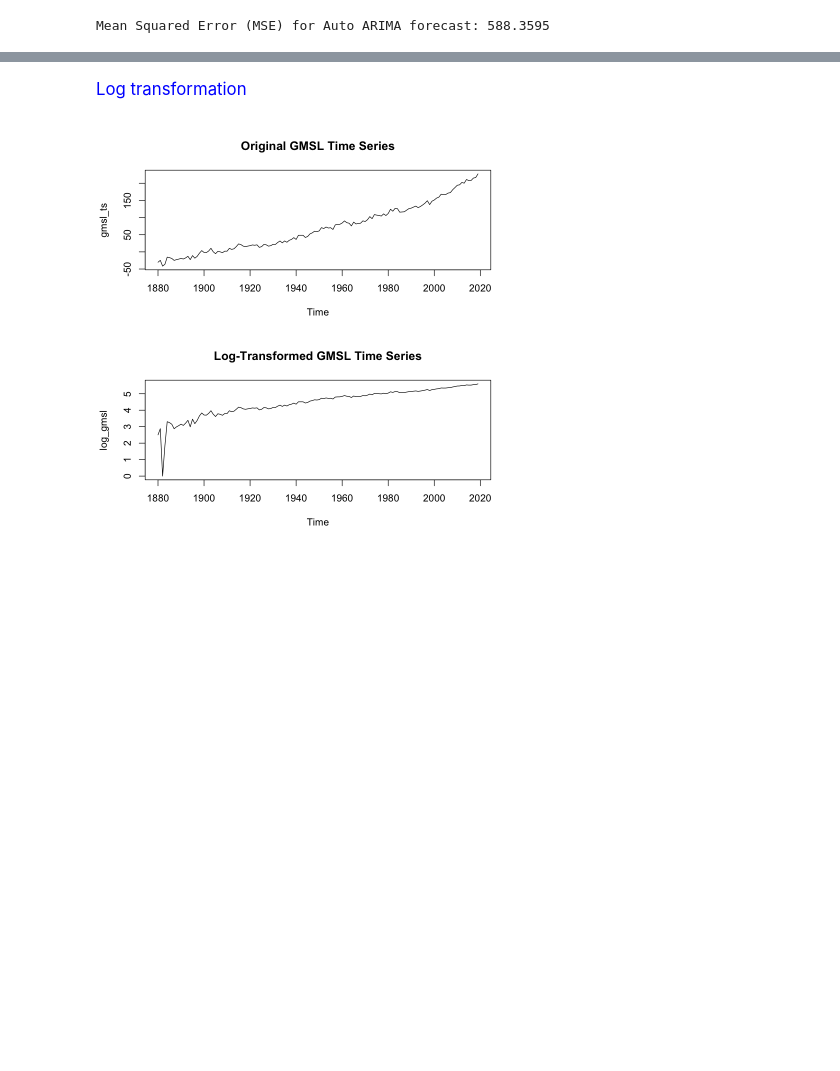
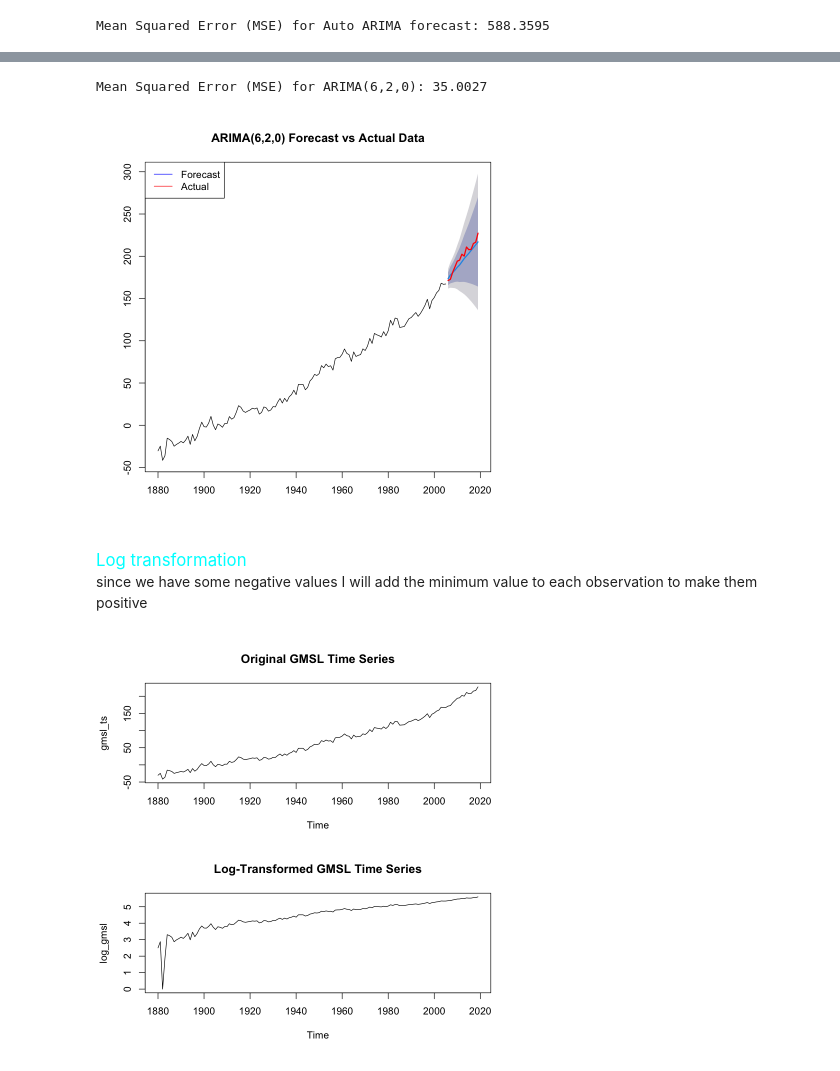
Before and after one commit to mohammed-el-amine-kichah/sea-level-time-series-project, a Jupyter notebook: sea_level.ipynb, the cells around one changed output, grey strips where cells are left out. Saved outputs shown, nothing was run; the diff lists cells and outputs as text; code cells hidden in the pictures; blank space fills up the shorter version.

```diff
--- a/sea_level.ipynb
+++ b/sea_level.ipynb
@@ -295,5 +307,29 @@ Mean Squared Error (MSE) for Auto ARIMA forecast: 588.3595
+# %%
+# Fit ARIMA(6,2,0) model on training data
+model_620 <- arima(train_data, order = c(6,2,0))
+
+# Generate forecasts
+forecasts_620 <- forecast(model_620, h = length(test_data))
+
+# Calculate MSE
+mse_620 <- mean((forecasts_620$mean - test_data)^2)
+
+# Print MSE
+cat("Mean Squared Error (MSE) for ARIMA(6,2,0):", round(mse_620, 4), "\n")
+
+# Plot the forecast vs actual values
+par(bg = "white")
+plot(forecasts_620, main = "ARIMA(6,2,0) Forecast vs Actual Data")
+lines(test_data, col = "red", lwd = 2)
+legend("topleft", legend = c("Forecast", "Actual"), col = c("blue", "red"), lty = 1)
+# %% [output]
+Mean Squared Error (MSE) for ARIMA(6,2,0): 35.0027
+[figure, added]
 # %% [markdown]
-<div style="color: blue; font-size: larger;"> Log transformation </div>
+<div style="color: cyan; font-size: larger;"> Log transformation </div>
+
+
+since we have some negative values I will add the minimum value to each observation to make them positive
 # %%
 # Add minimum value plus a small buffer to make all values positive
 min_val <- abs(min(gmsl_ts)) + 1  # Adding 1 as buffer
```
Also changed, not shown: parts of 25 cells of this notebook.
